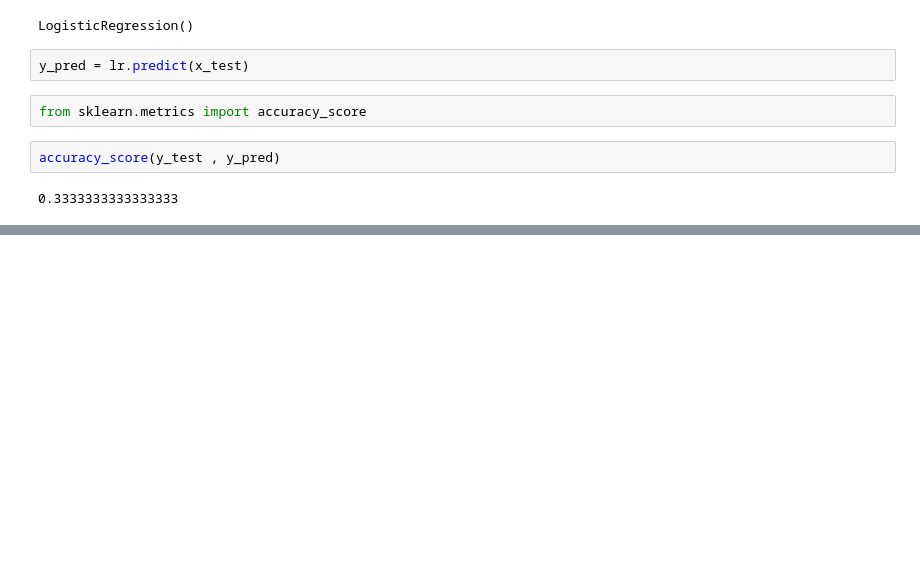
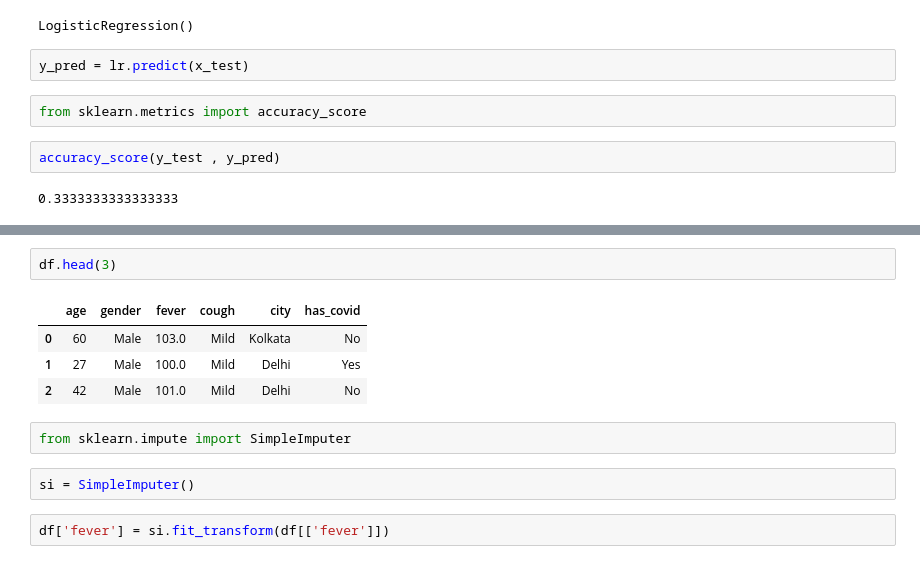
Before and after one commit to yashasvii005/summer_training, a Jupyter notebook: ml_models.ipynb, the cells around one changed output, grey strips where cells are left out. Drawn from its saved outputs; the diff is of its cells as text; blank space fills up the shorter version.

```diff
--- a/ml_models.ipynb
+++ b/ml_models.ipynb
@@ -147,0 +175,13 @@ accuracy_score(y_test , y_pred)
+# %%
+df.head(3)
+# %% [output]
+|  | age | gender | fever | cough | city | has_covid |
+| 0 | 60 | Male | 103.0 | Mild | Kolkata | No |
+| 1 | 27 | Male | 100.0 | Mild | Delhi | Yes |
+| 2 | 42 | Male | 101.0 | Mild | Delhi | No |
+# %%
+from sklearn.impute import SimpleImputer
+# %%
+si = SimpleImputer()
+# %%
+df['fever'] = si.fit_transform(df[['fever']])
```
Also changed, not shown: parts of 74 cells of this notebook, 8 other files.
